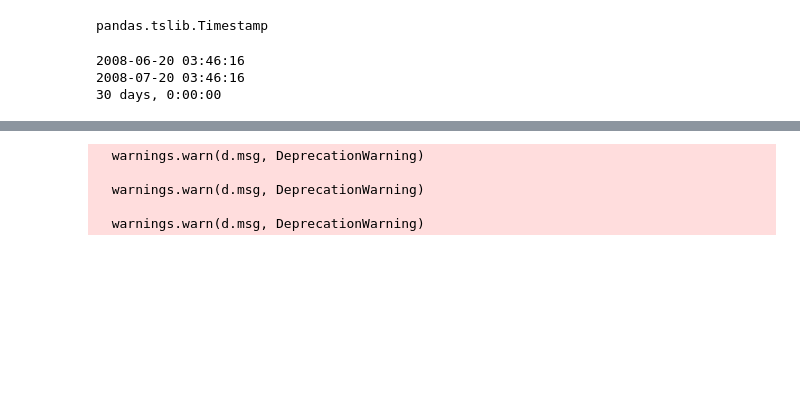
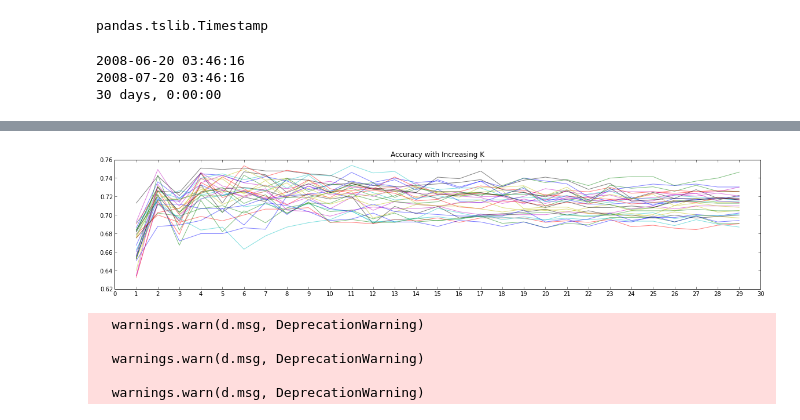
Before and after one commit to notionparallax/GA-DataScience, a Jupyter notebook: Prediction book analysis/PB analysis of users.ipynb, the cells around one changed output, grey strips where cells are left out. Saved outputs shown, nothing was run; the diff lists cells and outputs as text; code cells hidden in the pictures; blank space fills up the shorter version.

Commit message:
first pass at a knn - working, but probably not very useful results

```diff
--- a/Prediction book analysis/PB analysis of users.ipynb
+++ b/Prediction book analysis/PB analysis of users.ipynb
@@ -1145,3 +1147,45 @@ pd.DataFrame.from_dict(summaryPeople)[:10]
+# %%
+#this code is taken almost verbaitim from:
+#http://blog.yhathq.com/posts/classification-using-knn-and-python.html
+
+import pylab as pl
+from sklearn.neighbors import KNeighborsClassifier
+
+pl.subplots(figsize=(20,4), dpi=100)
+
+#df = pd.read_csv("https://s3.amazonaws.com/demo-datasets/wine.csv")
+df = summaryPeopleDF
+
+#I've added in multiple runs of multiple runs as it seems to have pretty varied results over time
+#this results in the KNN being run 3600 times :(
+#But it does give some good insight into the results!
+for i in xrange(30):
+    test_idx = np.random.uniform(0, 1, len(df)) <= 0.3
+    train = df[test_idx==True]
+    test = df[test_idx==False]
+
+    features = ["25%", "50%", "75%", "ID", "count",  "max", "mean", "min",  "std"] # removing ["keeper","range"]
+
+    results = []
+    for n in range(1, 30, 1):
+        clf = KNeighborsClassifier(n_neighbors=n)
+        clf.fit(train[features], train["keeper"])
+        preds = clf.predict(test[features])
+        accuracy = np.where(preds==test["keeper"], 1, 0).sum() / float(len(test))
+        #print "Neighbors: %d, Accuracy: %3f" % (n, accuracy)
+
+        results.append([n, accuracy])
+
+    results = pd.DataFrame(results, columns=["n", "accuracy"])
+
+    pl.plot(results.n, results.accuracy,alpha=0.5)
+pl.title("Accuracy with Increasing K")
+pl.xticks(range(0,31,1))
+
+
+pl.show()
+# %% [output]
+[figure, added]
 # %%
 predictionsWdelta = pd.concat(individualsDFs)
 predictionsWdelta[:15]
```
Also changed, not shown: parts of 2 cells of this notebook.
